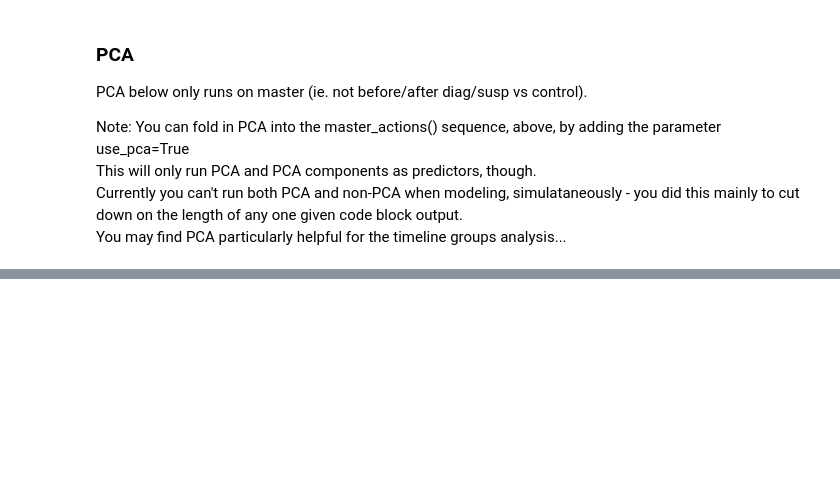
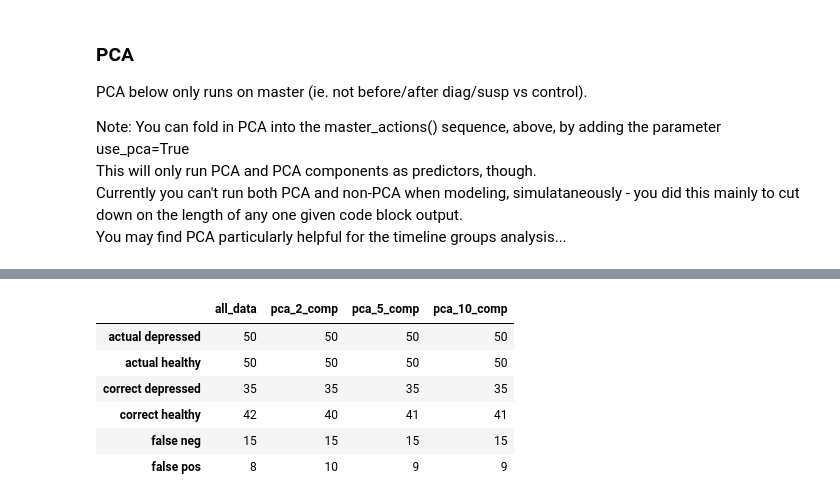
Before and after one commit to andrewreece/predicthealth, a Jupyter notebook: eda-twitter.ipynb, the cells around one changed output, grey strips where cells are left out. Saved outputs shown, nothing was run; the diff lists cells and outputs as text; code cells hidden in the pictures; blank space fills up the shorter version.

```diff
--- a/eda-twitter.ipynb
+++ b/eda-twitter.ipynb
@@ -431,0 +552,16 @@ None
+# %%
+cols = ['actual depressed','actual healthy','correct depressed','false pos','false neg','correct healthy']
+a = pd.DataFrame(np.array([50,50,35,8,15,42]), columns=['all_data'], index=cols)
+a['pca_2_comp'] = np.array([50,50,35,10,15,40])
+a['pca_5_comp'] = np.array([50,50,35,9,15,41])
+a['pca_10_comp'] = np.array([50,50,35,9,15,41])
+
+a.sort_index()
+# %% [output]
+|  | all_data | pca_2_comp | pca_5_comp | pca_10_comp |
+| actual depressed | 50 | 50 | 50 | 50 |
+| actual healthy | 50 | 50 | 50 | 50 |
+| correct depressed | 35 | 35 | 35 | 35 |
+| correct healthy | 42 | 40 | 41 | 41 |
+| false neg | 15 | 15 | 15 | 15 |
+| false pos | 8 | 10 | 9 | 9 |
```
Also changed, not shown: parts of 10 cells of this notebook, 5 other files.
